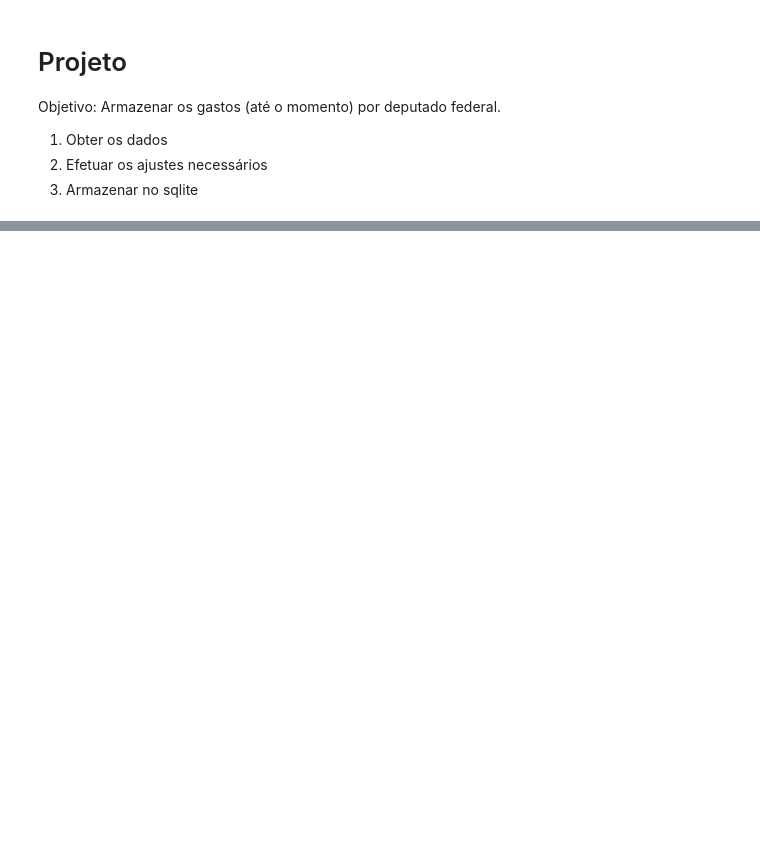
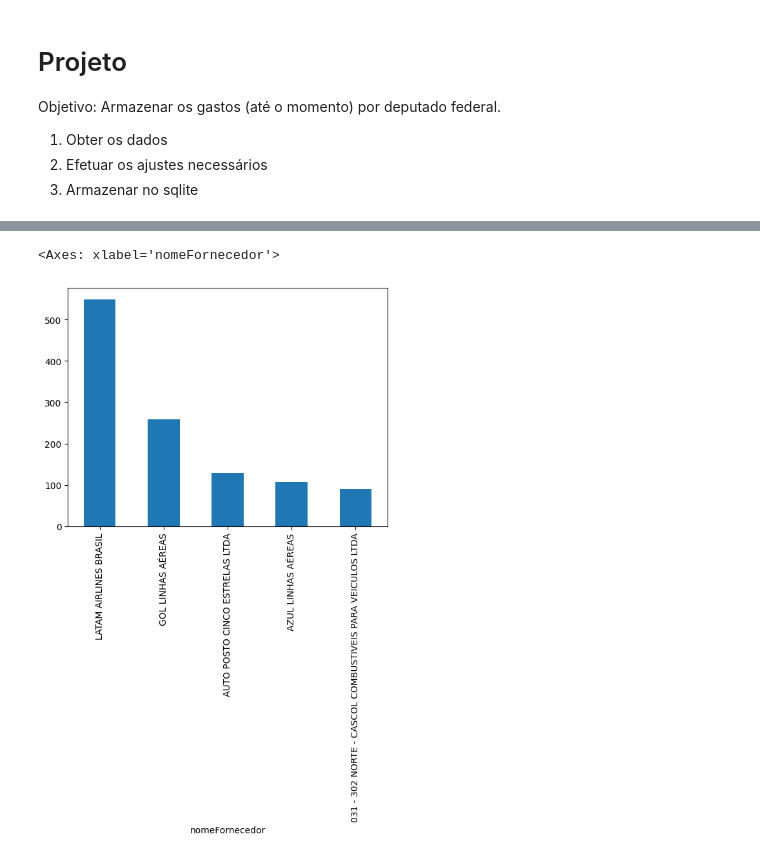
Before and after one commit to gblsun/knowledge-repo, a Jupyter notebook: Cursos Livres - Impacta/ETL/4. Projeto de Análise de Dados/Projeto.ipynb, the cells around one changed output, grey strips where cells are left out. Drawn from its saved outputs; the diff is of its cells as text; code cells hidden in the pictures; blank space fills up the shorter version.

```diff
--- a/Cursos Livres - Impacta/ETL/4. Projeto de Análise de Dados/Projeto.ipynb
+++ b/Cursos Livres - Impacta/ETL/4. Projeto de Análise de Dados/Projeto.ipynb
@@ -34,0 +227,2 @@ SyntaxError: incomplete input (3783811880.py, line 2)
+# %%
+engine = create_engine('sqlite:///dados_aberto.db')
@@ -34,0 +239,2 @@ SyntaxError: incomplete input (3783811880.py, line 2)
+# %%
+total = pd.read_sql("select * from despesas_total;", engine)
@@ -34,0 +250,4 @@ SyntaxError: incomplete input (3783811880.py, line 2)
+# %%
+deputados = pd.read_sql("select * from deputados;", engine)
+# %%
+total = total.merge(deputados, on='id')
@@ -34,0 +303,5 @@ SyntaxError: incomplete input (3783811880.py, line 2)
+# %%
+total.nomeFornecedor.value_counts().head()[:10].plot(kind="bar")
+# %% [output]
+<Axes: xlabel='nomeFornecedor'>
+[figure, added]
```
Also changed, not shown: parts of 35 cells of this notebook, 11 other files.
